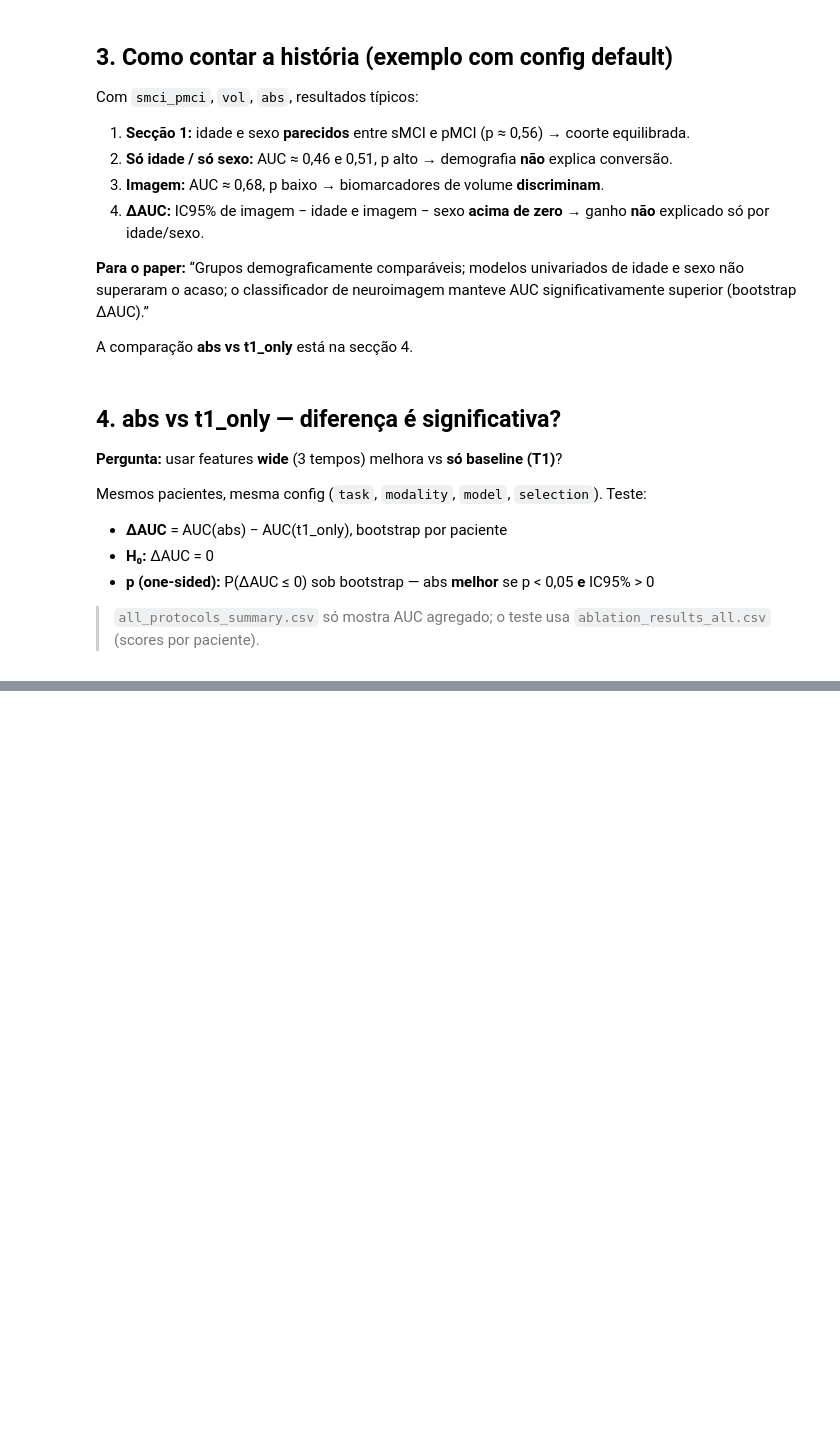
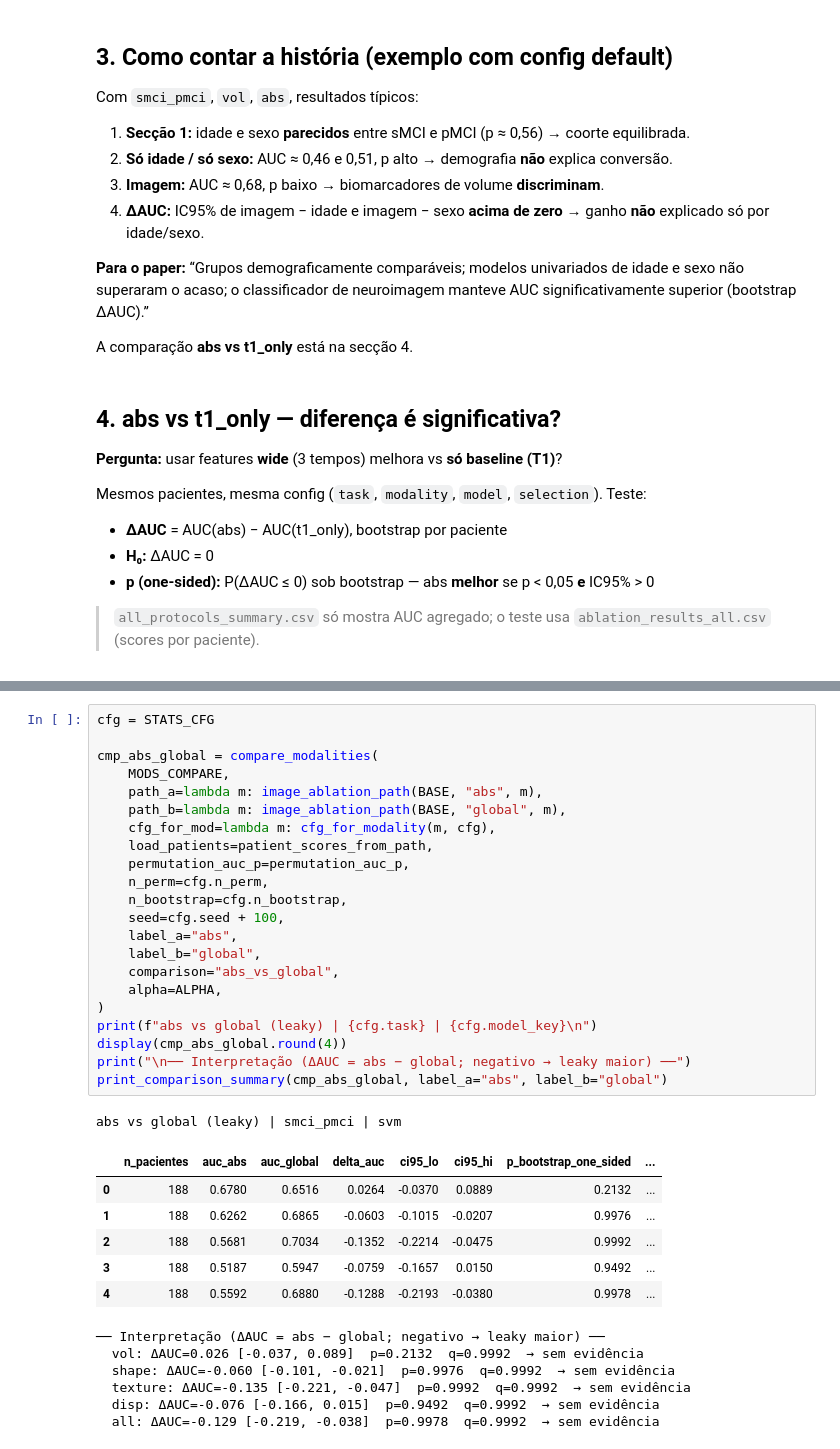
Before and after one commit to PauloMatheusGr/graphs, a Jupyter notebook: 4_stats.ipynb, the cells around one changed output, grey strips where cells are left out. Cells and saved outputs as stored; diff of their text form; blank space fills up the shorter version.

```diff
--- a/4_stats.ipynb
+++ b/4_stats.ipynb
@@ -554,0 +561,36 @@ Comparação abs vs t1_only | smci_pmci | svm | combat=False | l1_stable
+# %%
+cfg = STATS_CFG
+
+cmp_abs_global = compare_modalities(
+    MODS_COMPARE,
+    path_a=lambda m: image_ablation_path(BASE, "abs", m),
+    path_b=lambda m: image_ablation_path(BASE, "global", m),
+    cfg_for_mod=lambda m: cfg_for_modality(m, cfg),
+    load_patients=patient_scores_from_path,
+    permutation_auc_p=permutation_auc_p,
+    n_perm=cfg.n_perm,
+    n_bootstrap=cfg.n_bootstrap,
+    seed=cfg.seed + 100,
+    label_a="abs",
+    label_b="global",
+    comparison="abs_vs_global",
+    alpha=ALPHA,
+)
+print(f"abs vs global (leaky) | {cfg.task} | {cfg.model_key}\n")
+display(cmp_abs_global.round(4))
+print("\n── Interpretação (ΔAUC = abs − global; negativo → leaky maior) ──")
+print_comparison_summary(cmp_abs_global, label_a="abs", label_b="global")
+# %% [output]
+abs vs global (leaky) | smci_pmci | svm
+|  | n_pacientes | auc_abs | auc_global | delta_auc | ci95_lo | ci95_hi | p_bootstrap_one_sided | ... |
+| 0 | 188 | 0.6780 | 0.6516 | 0.0264 | -0.0370 | 0.0889 | 0.2132 | ... |
+| 1 | 188 | 0.6262 | 0.6865 | -0.0603 | -0.1015 | -0.0207 | 0.9976 | ... |
+| 2 | 188 | 0.5681 | 0.7034 | -0.1352 | -0.2214 | -0.0475 | 0.9992 | ... |
+| 3 | 188 | 0.5187 | 0.5947 | -0.0759 | -0.1657 | 0.0150 | 0.9492 | ... |
+| 4 | 188 | 0.5592 | 0.6880 | -0.1288 | -0.2193 | -0.0380 | 0.9978 | ... |
+── Interpretação (ΔAUC = abs − global; negativo → leaky maior) ──
+  vol: ΔAUC=0.026 [-0.037, 0.089]  p=0.2132  q=0.9992  → sem evidência
+  shape: ΔAUC=-0.060 [-0.101, -0.021]  p=0.9976  q=0.9992  → sem evidência
+  texture: ΔAUC=-0.135 [-0.221, -0.047]  p=0.9992  q=0.9992  → sem evidência
+  disp: ΔAUC=-0.076 [-0.166, 0.015]  p=0.9492  q=0.9992  → sem evidência
+  all: ΔAUC=-0.129 [-0.219, -0.038]  p=0.9978  q=0.9992  → sem evidência
```
Also changed, not shown: parts of 12 cells of this notebook, 3 other files.
